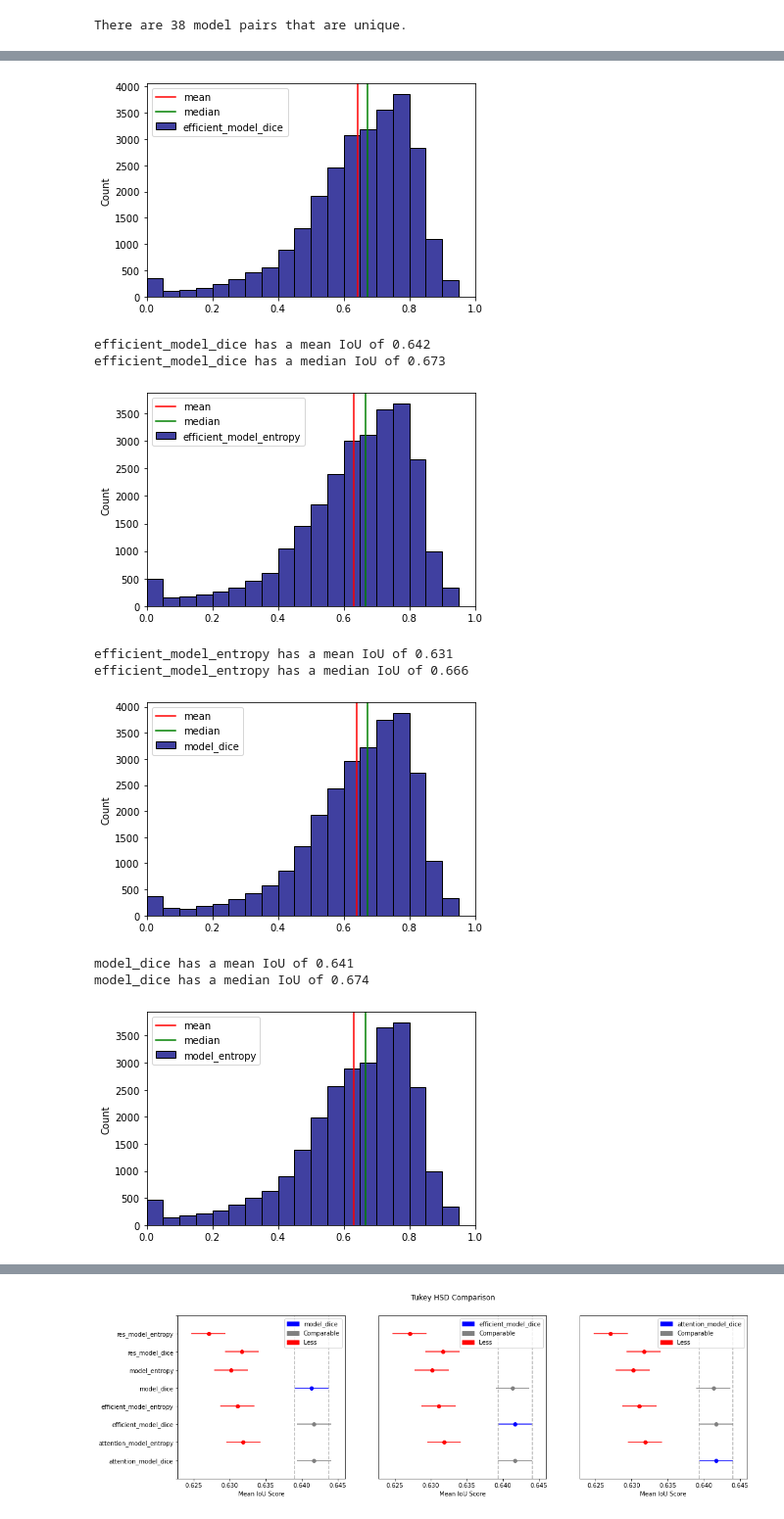
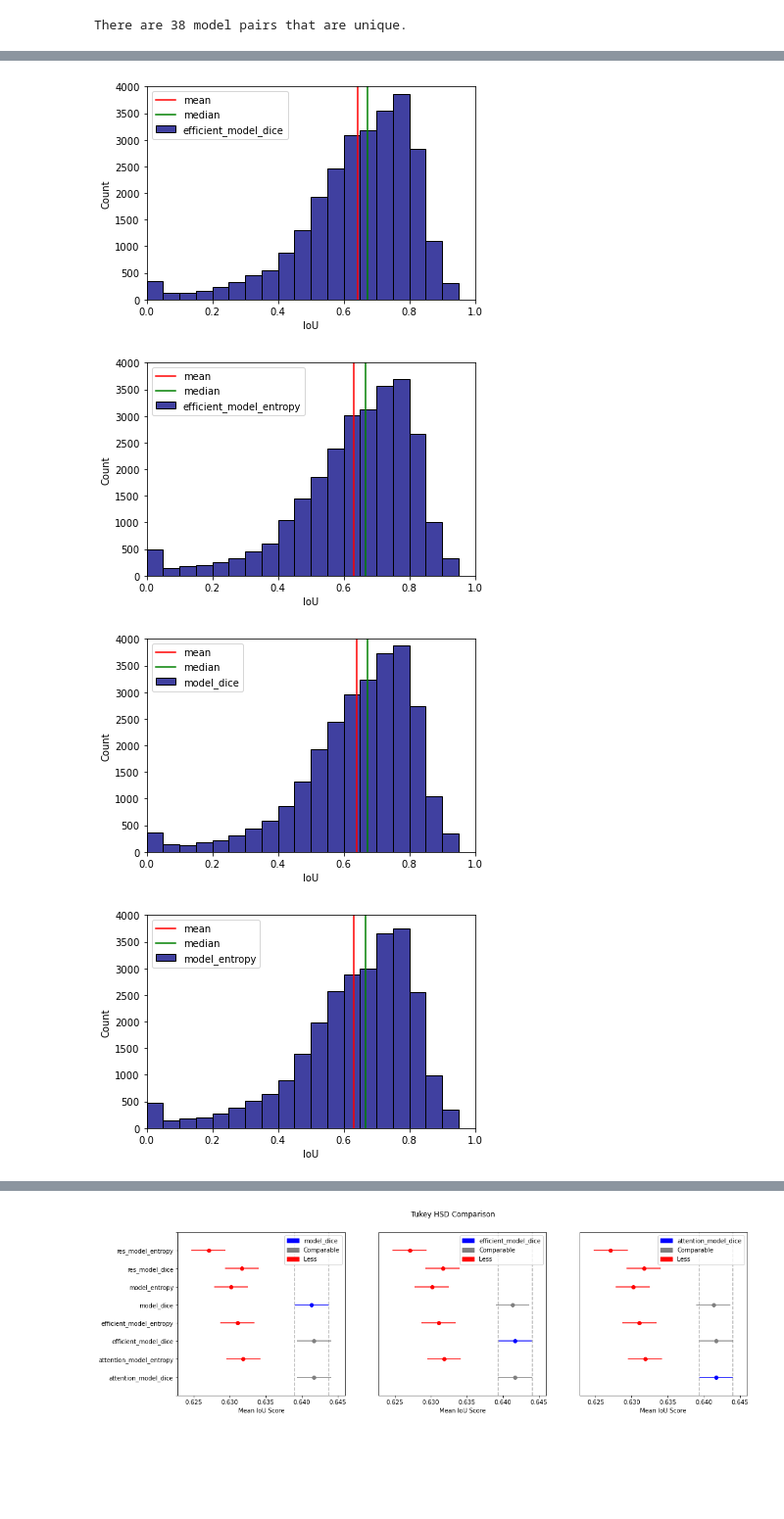
Before and after one commit to Luke-Pratley/building_road_segmentation, a Jupyter notebook: notebooks/iou_metric_comparison.ipynb, the cells around one changed output, grey strips where cells are left out. Shown at 98% size. Saved outputs shown, nothing was run; the diff lists cells and outputs as text; code cells hidden in the pictures; blank space fills up the shorter version.

```diff
--- a/notebooks/iou_metric_comparison.ipynb
+++ b/notebooks/iou_metric_comparison.ipynb
@@ -77,7 +84,7 @@ for area in areas_of_interest:
     p_values_dict[area] = pd.DataFrame(index=models, columns=models)
     fig, axs = plt.subplots(nrows=12,ncols=3,sharex=True, sharey=True, figsize=(3 * 5, 8 * 5))
     axs = np.ravel(axs)
-    fig.suptitle(area, y = 1.005)
+    fig.suptitle(area, y = 1.002)
     count = 0
     for m1, m2 in pairs:
         if m1 != m2:
@@ -85,8 +92,12 @@ for area in areas_of_interest:
             sns.histplot(x=model_metrics[m1]['road_iou'][area], bins=np.arange(0, 1, 0.1), label=f'{m1}', ax=ax, color='red', alpha=0.5)
             sns.histplot(x=model_metrics[m2]['road_iou'][area], bins=np.arange(0, 1, 0.1), label=f'{m2}', ax=ax, alpha=0.5)
             ax.legend(loc="upper left")
-            _, p_val = stats.ttest_ind(model_metrics[m1]['road_iou'][area], model_metrics[m2]['road_iou'][area], alternative ='greater')
-            p_values_dict[area].loc[m1, m2] = p_val
+            if (np.mean(model_metrics[m1]['road_iou'][area]) > np.mean(model_metrics[m2]['road_iou'][area])):
+                _, p_val = stats.ttest_ind(model_metrics[m1]['road_iou'][area], model_metrics[m2]['road_iou'][area], alternative ='greater')
+                p_values_dict[area].loc[m2, m1] = p_val
+            else:
+                _, p_val = stats.ttest_ind(model_metrics[m2]['road_iou'][area], model_metrics[m1]['road_iou'][area], alternative ='greater')
+                p_values_dict[area].loc[m1, m2] = p_val
             #print(f'[{area}] The for {m1} > {m2} p-value is {p_val: 0.5f}')
             count += 1
     fig.tight_layout()
@@ -147,7 +163,7 @@ for area in areas_of_interest:
     p_values_dict[area] = pd.DataFrame(index=models, columns=models)
     fig, axs = plt.subplots(nrows=12,ncols=3,sharex=True, sharey=True, figsize=(3 * 5, 8 * 5))
     axs = np.ravel(axs)
-    fig.suptitle(area, y = 1.005)
+    fig.suptitle(area, y = 1.002)
     count = 0
     for m1, m2 in pairs:
         if m1 != m2:
@@ -156,8 +172,12 @@ for area in areas_of_interest:
             sns.histplot(x=model_metrics[m2]['building_iou'][area], bins=np.arange(0, 1, 0.1), label=f'{m2}', ax=ax, alpha=0.5)
             ax.set_xlim([0,1])
             ax.legend(loc="upper left")
-            _, p_val = stats.ttest_ind(model_metrics[m1]['building_iou'][area], model_metrics[m2]['building_iou'][area], alternative ='greater')
-            p_values_dict[area].loc[m1, m2] = p_val
+            if (np.mean(model_metrics[m1]['building_iou'][area]) > np.mean(model_metrics[m2]['building_iou'][area])):
+                _, p_val = stats.ttest_ind(model_metrics[m1]['building_iou'][area], model_metrics[m2]['building_iou'][area], alternative ='greater')
+                p_values_dict[area].loc[m1, m2] = p_val
+            else:
+                _, p_val = stats.ttest_ind(model_metrics[m2]['building_iou'][area], model_metrics[m1]['building_iou'][area], alternative ='greater')
+                p_values_dict[area].loc[m2, m1] = p_val
             #print(f'[{area}] The for {m1} > {m2} p-value is {p_val: 0.5f}')
             count += 1
     fig.tight_layout()
@@ -170,27 +241,26 @@ for area in areas_of_interest:
 # %%
 combined_data = {}
+stats = pd.DataFrame(index=models, columns=['Mean IoU','Median IoU'])
 for area in areas_of_interest:
     for m1 in models:
         if m1 not in combined_data.keys():
              combined_data[m1]= []
         combined_data[m1] += model_metrics[m1]['road_iou'][area] + model_metrics[m1]['building_iou'][area]
 for m1 in models:
     sns.histplot(x=combined_data[m1], bins=np.arange(0, 1, 0.05), label=f'{m1}', color='navy', legend=m1)
     plt.xlim([0,1])
+    plt.ylim([0, 4000])
     plt.axvline(np.mean(combined_data[m1]), label='mean', c ='red')
     plt.axvline(np.median(combined_data[m1]), label='median', c='green')
+    plt.xlabel("IoU")
     plt.legend()
     plt.show()
-    print(f'{m1} has a mean IoU of {np.mean(combined_data[m1]):0.03f}')
-    print(f'{m1} has a median IoU of {np.median(combined_data[m1]):0.03f}')
+    stats.loc[m1, 'Mean IoU'] =  np.mean(combined_data[m1])
+    stats.loc[m1, 'Median IoU'] = np.median(combined_data[m1])
+stats.sort_values('Mean IoU', ascending=False, inplace=True)
+stats
 # %% [output]
-[figure, old version]
+[figure, new version]
-efficient_model_dice has a mean IoU of 0.642
-efficient_model_dice has a median IoU of 0.673
-[figure, old version]
+[figure, new version]
-efficient_model_entropy has a mean IoU of 0.631
-efficient_model_entropy has a median IoU of 0.666
-[figure, old version]
+[figure, new version]
-model_dice has a mean IoU of 0.641
-model_dice has a median IoU of 0.674
-[figure, old version]
+[figure, new version]
```
Also changed, not shown: parts of 17 cells of this notebook.
